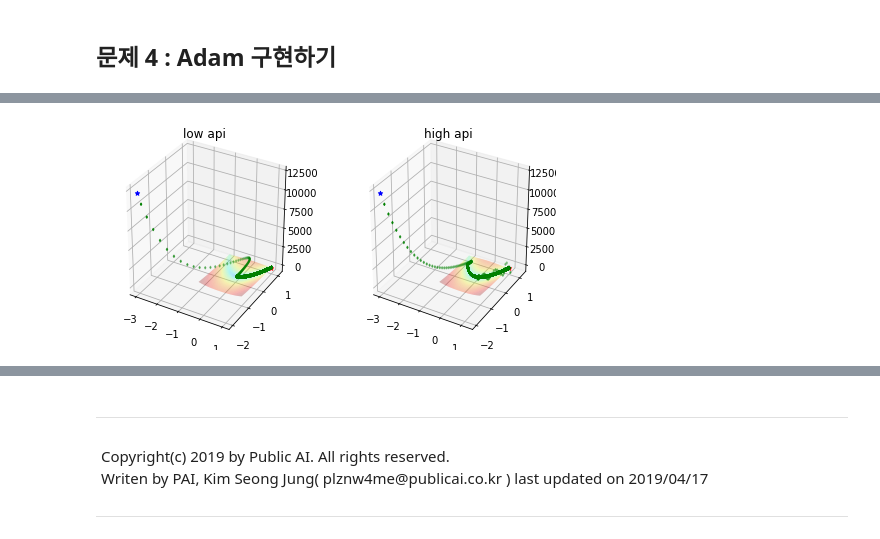
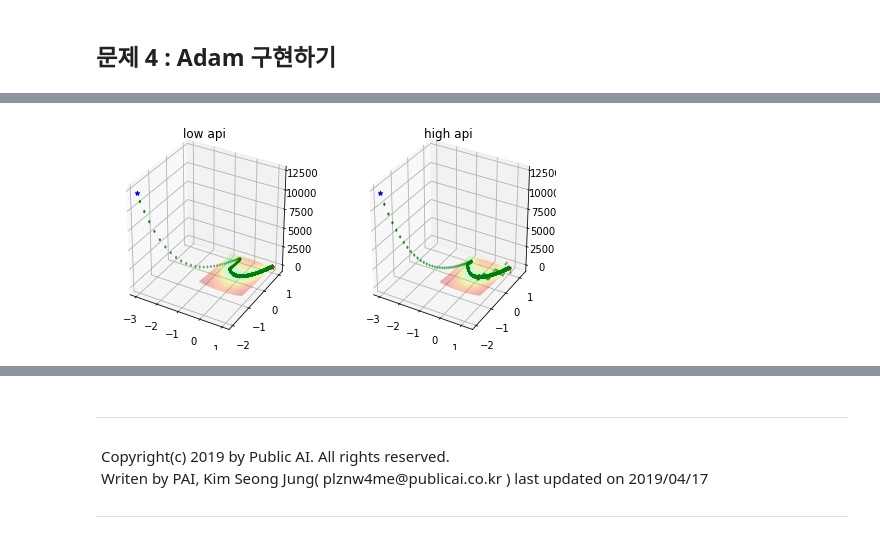
Before and after one commit to public-ai/ALAI_Homework, a Jupyter notebook: homework/week_7/Kwonyeahoon/homework7_Optimizer.ipynb, the cells around one changed output, grey strips where cells are left out. Cells and saved outputs as stored; diff of their text form; code cells hidden in the pictures.

Commit message:
W7_Adam_answer

```diff
--- a/homework/week_7/Kwonyeahoon/homework7_Optimizer.ipynb
+++ b/homework/week_7/Kwonyeahoon/homework7_Optimizer.ipynb
@@ -260,52 +260,64 @@ esp = 1e-8
 beta_v = 0.9 # beta 1
 beta_g = 0.999 # beta 2
 
-#이동값, [Adam은 RMSP와 Momentum의 조합 Optimizer]
+xy = tf.Variable(initial_value=start_xy, dtype=tf.float32, name='xy')
+
+#####beta1/2, lr Variable####################
+beta_v_tf = tf.Variable(tf.constant(beta_v))# beta 1
+beta_g_tf = tf.Variable(tf.constant(beta_g))# beta 2
+lr_tf = tf.constant(lr)                     #
+#############################################
+
+# 이동값, [Adam은 RMSP와 Momentum의 조합 Optimizer]
 g = tf.Variable(tf.constant(value = [0.,0.]))
 v = tf.Variable(tf.constant(value = [0.,0.]))
-g_hat = tf.Variable(tf.constant(value = [0.,0.]))
-v_hat = tf.Variable(tf.constant(value = [0.,0.]))
 
-#gradient
+# gradient
 grad_xy = tf.gradients(rosenbrock(xy[0],xy[1]), xy)[0]
 
-##Adam Optimizer####################################################
-G_assign = tf.assign(g, ((beta_g*g) + ((1-beta_g)*(grad_xy**2))))  #
-V_assign = tf.assign(v, ((beta_v*v) + ((1-beta_v)*(grad_xy))))     #
-G_hat = tf.assign(g_hat, G_assign / (1-beta_g))                    #
-V_hat = tf.assign(v_hat, V_assign / (1-beta_v))                    #
-step = tf.assign_sub(xy, (lr/tf.sqrt(G_hat+esp)) * V_hat)          #
-####################################################################
+################################################################################
+#Adam Optimizer tensorflow style code based on Adam Optimizer paper(ICLR 2015) #
+#Use the formula just before section 2.1.                                      #
+##Adam Optimizer########################################################       #
+V_assign = tf.assign(v, ((beta_v_tf*v) + ((1-beta_v_tf)*(grad_xy))))   #       #
+G_assign = tf.assign(g, ((beta_g_tf*g) + ((1-beta_g_tf)*(grad_xy**2))))#       #
+beta_g_asig = tf.pow(beta_g_tf,2)                                      #       #
+beta_v_asig = tf.pow(beta_v_tf,2)                                      #       #
+lr_t = lr_tf * tf.sqrt(1-beta_g_asig) / (1-beta_v_asig)                #       #
+step = tf.assign_sub(xy, (lr_t * V_assign / tf.sqrt(G_assign+(esp))))  #       #
+########################################################################       #
+################################################################################
 
+# TF's High level API
 step_api = tf.train.AdamOptimizer(lr,beta_v,beta_g,esp).minimize(rosenbrock(xy[0],xy[1]))
 
 # 시각화
 steps = [step, step_api]
 titles = ['low api', 'high api']
 fig = plt.figure(figsize=plt.figaspect(0.5))
 for ind in range(2):
     ax = fig.add_subplot(1,2,ind+1,projection='3d')
     # plot start point
     ax.plot_surface(x, y, z, cmap=plt.cm.jet, alpha=0.3, norm=LogNorm())
     ax.scatter(xs=min_x, ys=min_y, marker='*', color='r')
     ax.scatter(xs=start_x, ys=start_y, zs=rosenbrock(-3, -2), marker='*', color='b')
 
     # Session
     sess = tf.Session()
     sess.run(tf.global_variables_initializer())
 
     xy_history = []
     g_history = []
     for i in range(15000):
         _, xy_, g_ = sess.run([steps[ind], xy, g])
         xy_history.append(xy_)
         g_history.append(g_)
     xy_history = np.stack(xy_history, axis=0)
     ax.scatter(xs=xy_history[:, 0],
                ys=xy_history[:, 1],
                zs=rosenbrock(xy_history[:, 0], xy_history[:, 1]),
                marker='d', color='g', s=3)
     ax.set_title(titles[ind])
 plt.show()
 # %% [output]
-[figure, old version]
+[figure, new version]
```
Also changed, not shown: parts of 1 cell of this notebook.
